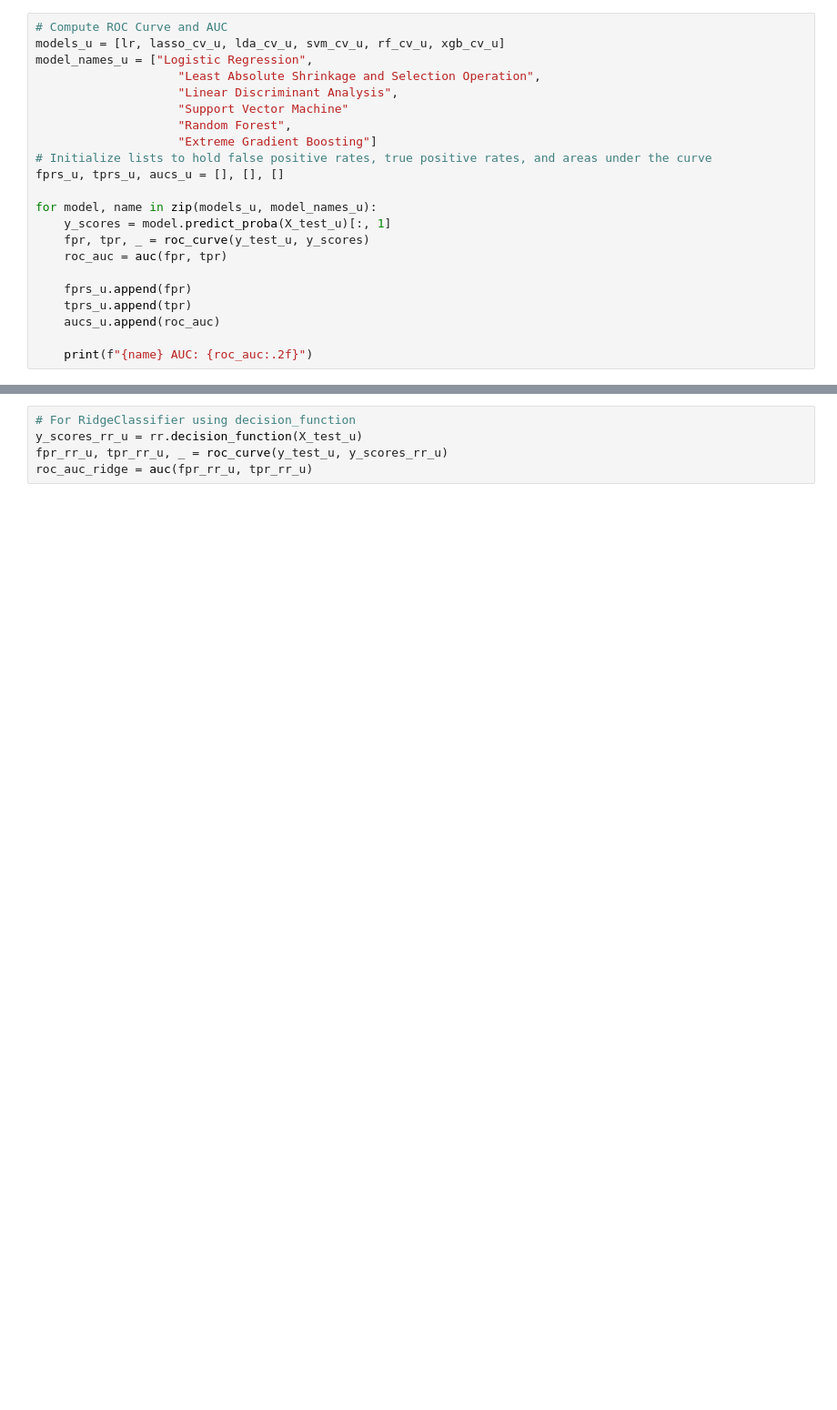
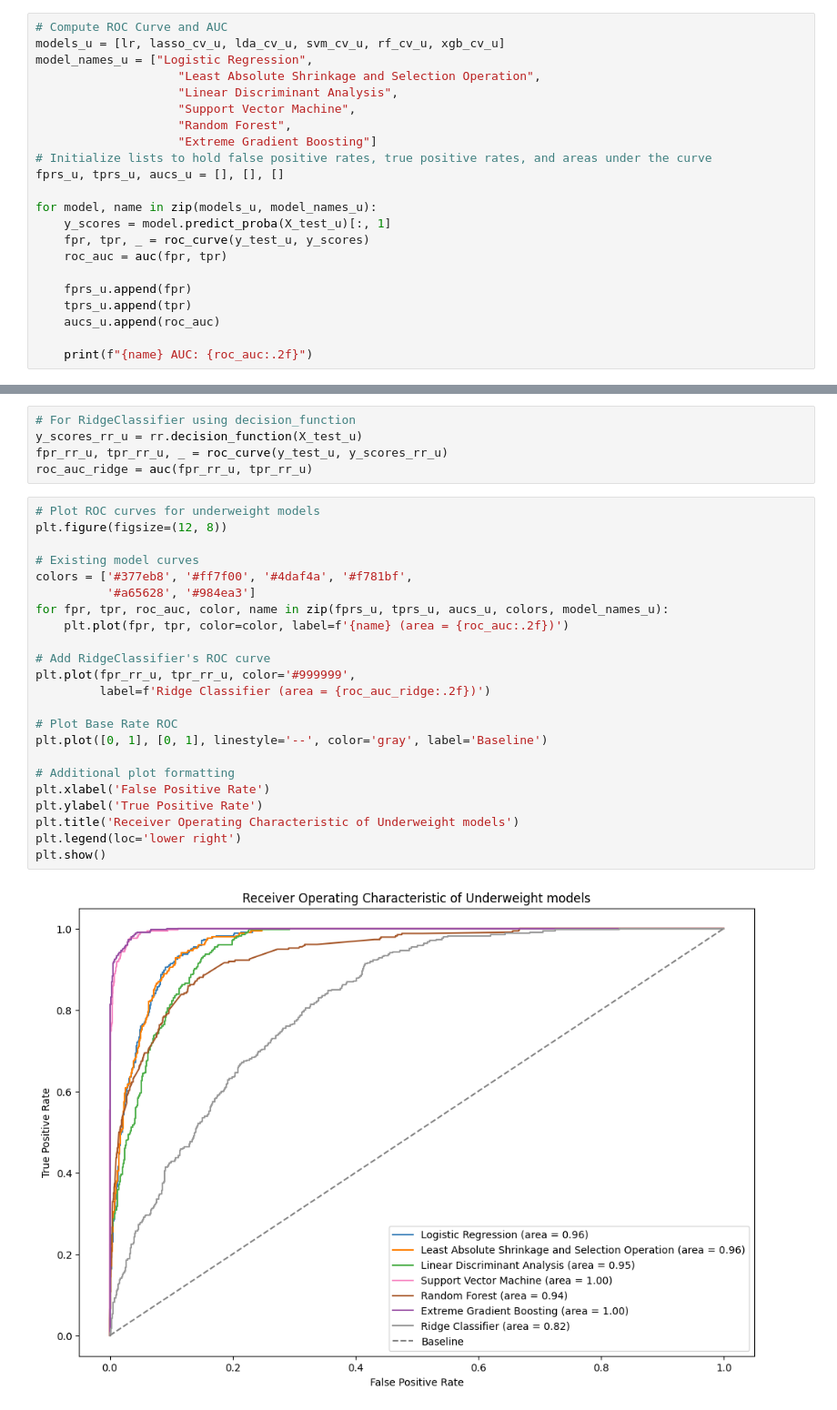
Before and after one commit to KomlaRD/machine_learning_dhs, a Jupyter notebook: ml_undernutrition.ipynb, the cells around one changed output, grey strips where cells are left out. Shown at 91% size. Drawn from its saved outputs; the diff is of its cells as text; blank space fills up the shorter version.

```diff
--- a/ml_undernutrition.ipynb
+++ b/ml_undernutrition.ipynb
@@ -1014,7 +1061,7 @@ models_u = [lr, lasso_cv_u, lda_cv_u, svm_cv_u, rf_cv_u, xgb_cv_u]
 model_names_u = ["Logistic Regression",
                     "Least Absolute Shrinkage and Selection Operation",
                     "Linear Discriminant Analysis",
-                    "Support Vector Machine"
+                    "Support Vector Machine",
                     "Random Forest",
                     "Extreme Gradient Boosting"]
 # Initialize lists to hold false positive rates, true positive rates, and areas under the curve
@@ -1041,3 +1089,28 @@ Extreme Gradient Boosting AUC: 1.00
 y_scores_rr_u = rr.decision_function(X_test_u)
 fpr_rr_u, tpr_rr_u, _ = roc_curve(y_test_u, y_scores_rr_u)
 roc_auc_ridge = auc(fpr_rr_u, tpr_rr_u)
+# %%
+# Plot ROC curves for underweight models
+plt.figure(figsize=(12, 8))
+
+# Existing model curves
+colors = ['#377eb8', '#ff7f00', '#4daf4a', '#f781bf',
+          '#a65628', '#984ea3']
+for fpr, tpr, roc_auc, color, name in zip(fprs_u, tprs_u, aucs_u, colors, model_names_u):
+    plt.plot(fpr, tpr, color=color, label=f'{name} (area = {roc_auc:.2f})')
+
+# Add RidgeClassifier's ROC curve
+plt.plot(fpr_rr_u, tpr_rr_u, color='#999999',
+         label=f'Ridge Classifier (area = {roc_auc_ridge:.2f})')
+
+# Plot Base Rate ROC
+plt.plot([0, 1], [0, 1], linestyle='--', color='gray', label='Baseline')
+
+# Additional plot formatting
+plt.xlabel('False Positive Rate')
+plt.ylabel('True Positive Rate')
+plt.title('Receiver Operating Characteristic of Underweight models')
+plt.legend(loc='lower right')
+plt.show()
+# %% [output]
+[figure, added]
```
Also changed, not shown: parts of 10 cells of this notebook.
